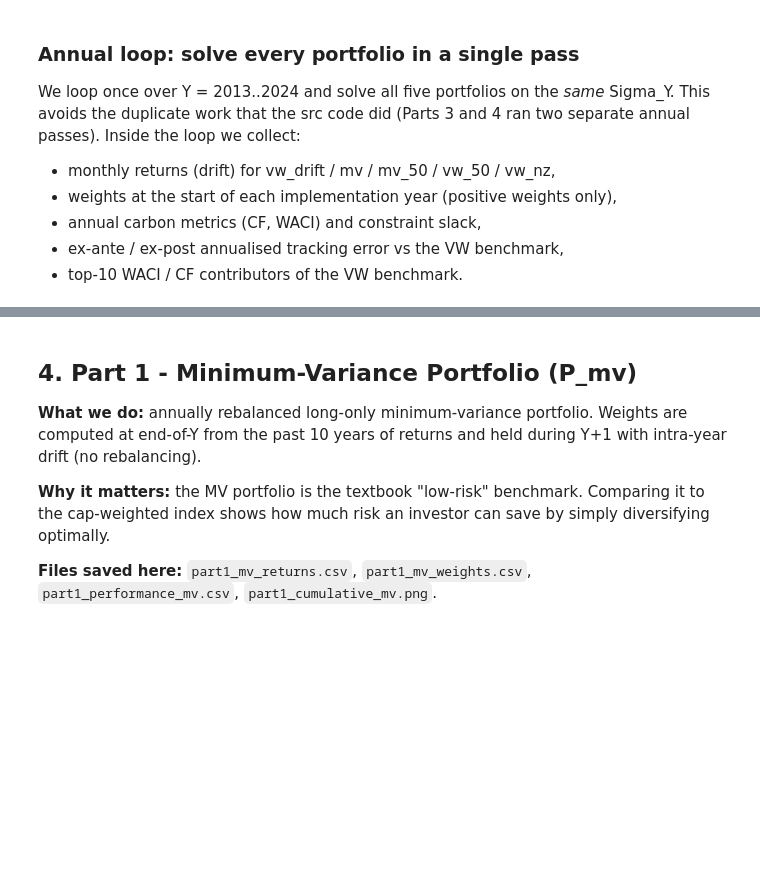
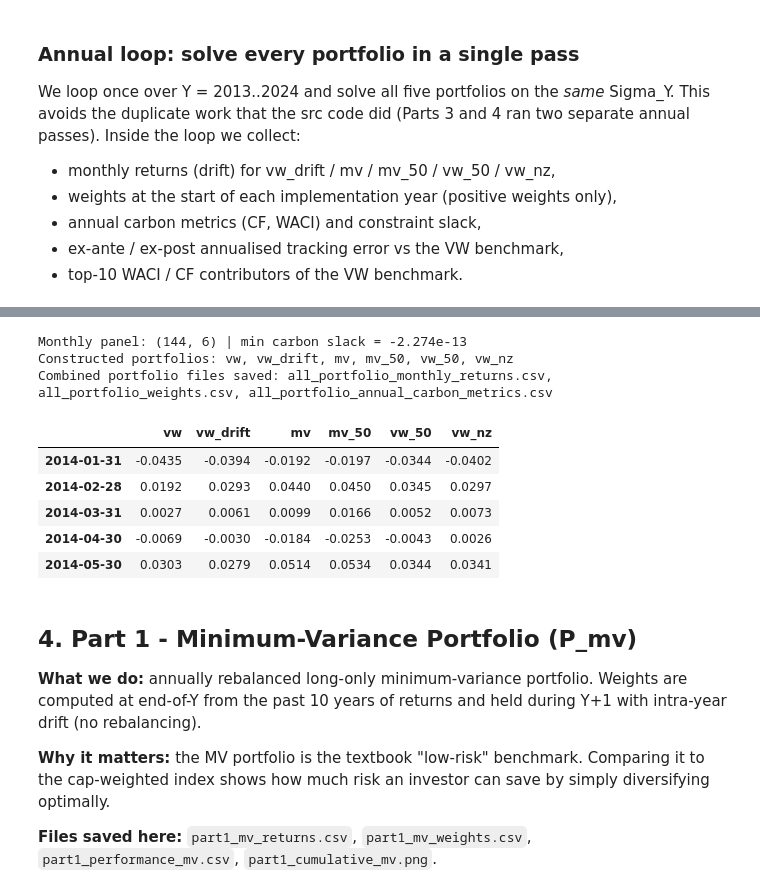
Before and after one commit to saadsch/SAAM-Project, a Jupyter notebook: SAAM_NOTEBOOK.ipynb, the cells around one changed output, grey strips where cells are left out. Saved outputs shown, nothing was run; the diff lists cells and outputs as text; code cells hidden in the pictures; blank space fills up the shorter version.

```diff
--- a/SAAM_NOTEBOOK.ipynb
+++ b/SAAM_NOTEBOOK.ipynb
@@ -419,27 +498,46 @@ print("\nAnnual loop done.")
 # %%
 # assemble the joint monthly panel and restrict to performance window
 monthly = pd.DataFrame({lab: pd.concat(month_segs[lab]).sort_index() for lab in labels})
 monthly = monthly.loc[f"{PERF_START}-01-01":f"{PERF_END}-12-31"]
 
 # strict monthly-rebalanced VW benchmark (Section 2.3)
 vw_monthly = vw_monthly_rebalanced().loc[f"{PERF_START}-01-01":f"{PERF_END}-12-31"]
 monthly["vw"] = vw_monthly.reindex(monthly.index)
 monthly = monthly[["vw", "vw_drift", "mv", "mv_50", "vw_50", "vw_nz"]]
 
 annual = pd.DataFrame(annual_rows)
 weights = pd.DataFrame(weight_rows)
 te_table = pd.DataFrame(te_rows)
 slack_table = pd.DataFrame(slack_rows)
 waci_top = pd.DataFrame(waci_top_rows)
 cf_top = pd.DataFrame(cf_top_rows)
 path_table = pd.DataFrame(path_rows)
 
+# combined files with every constructed portfolio in one place
+monthly.to_csv(TABLES / "all_portfolio_monthly_returns.csv", index_label="date")
+annual.to_csv(TABLES / "all_portfolio_annual_carbon_metrics.csv", index=False)
+weights.to_csv(TABLES / "all_portfolio_weights.csv", index=False)
+te_table.to_csv(TABLES / "all_portfolio_tracking_errors.csv", index=False)
+slack_table.to_csv(TABLES / "all_portfolio_constraint_slack.csv", index=False)
+
 # sanity check: no carbon-constraint violations
 constrained = slack_table[slack_table["carbon_limit"].notna() & (slack_table["portfolio"] != "vw_drift")]
 worst_slack = constrained["slack"].min()
 assert worst_slack >= -1e-6, f"Carbon constraint violated: min slack = {worst_slack}"
 print(f"Monthly panel: {monthly.shape} | min carbon slack = {worst_slack:.3e}")
+print("Constructed portfolios:", ", ".join(monthly.columns))
+print("Combined portfolio files saved: all_portfolio_monthly_returns.csv, all_portfolio_weights.csv, all_portfolio_annual_carbon_metrics.csv")
 monthly.head()
+# %% [output]
+Monthly panel: (144, 6) | min carbon slack = -2.274e-13
+Constructed portfolios: vw, vw_drift, mv, mv_50, vw_50, vw_nz
+Combined portfolio files saved: all_portfolio_monthly_returns.csv, all_portfolio_weights.csv, all_portfolio_annual_carbon_metrics.csv
+|  | vw | vw_drift | mv | mv_50 | vw_50 | vw_nz |
+| 2014-01-31 | -0.0435 | -0.0394 | -0.0192 | -0.0197 | -0.0344 | -0.0402 |
+| 2014-02-28 | 0.0192 | 0.0293 | 0.0440 | 0.0450 | 0.0345 | 0.0297 |
+| 2014-03-31 | 0.0027 | 0.0061 | 0.0099 | 0.0166 | 0.0052 | 0.0073 |
+| 2014-04-30 | -0.0069 | -0.0030 | -0.0184 | -0.0253 | -0.0043 | 0.0026 |
+| 2014-05-30 | 0.0303 | 0.0279 | 0.0514 | 0.0534 | 0.0344 | 0.0341 |
 # %%
 # summary statistics with the aligned-RF Sharpe ratio (PDF formula)
 def summary_stats(panel, rf, benchmark="vw"):
```
Also changed, not shown: parts of 16 cells of this notebook, 45 other files.
